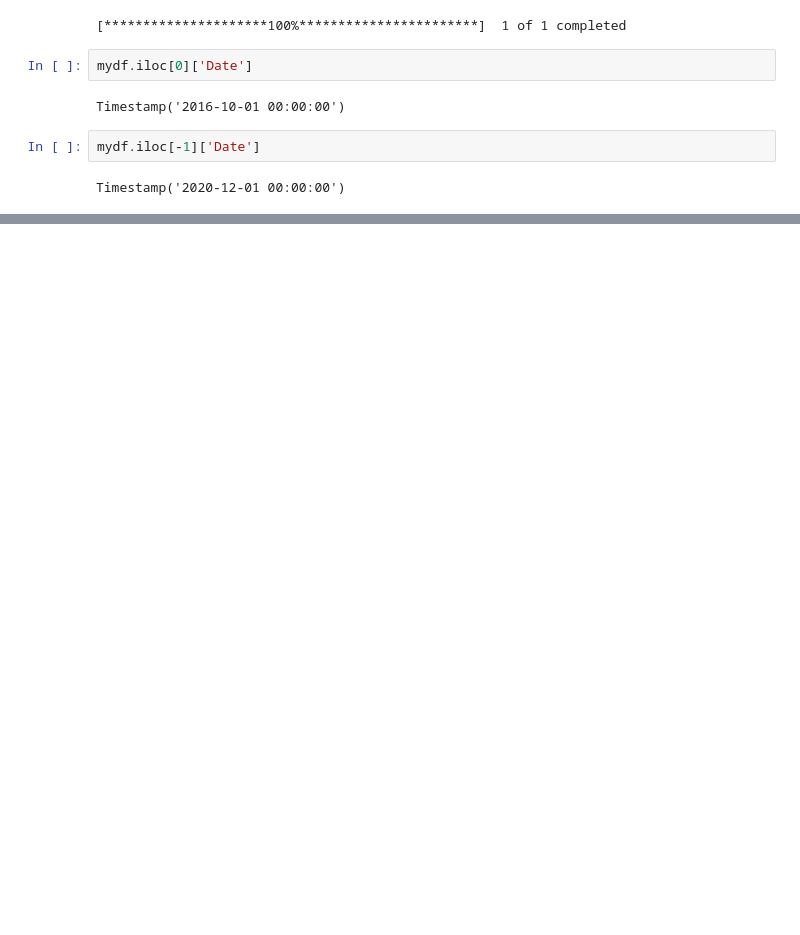
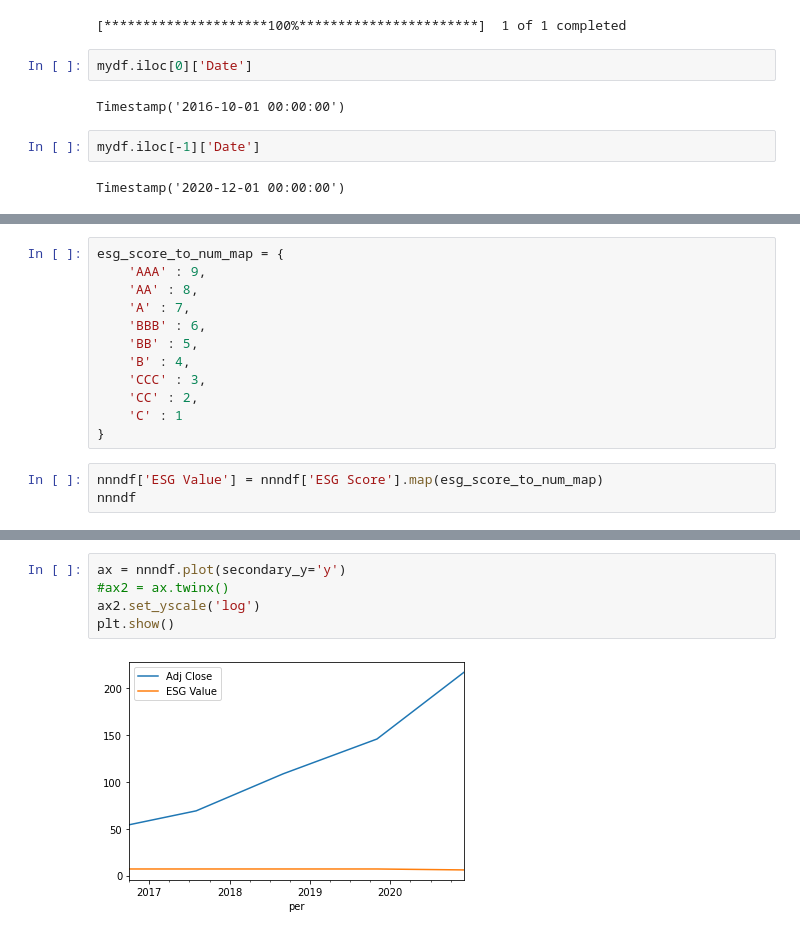
Before and after one commit to kulsuri/jupiter-coding-test, a Jupyter notebook: scrapNotebook.ipynb, the cells around one changed output, grey strips where cells are left out. Saved outputs shown, nothing was run; the diff lists cells and outputs as text; blank space fills up the shorter version.

```diff
--- a/scrapNotebook.ipynb
+++ b/scrapNotebook.ipynb
@@ -281,0 +587,15 @@ stock_data2.head()
+# %%
+esg_score_to_num_map = {
+    'AAA' : 9,
+    'AA' : 8,
+    'A' : 7,
+    'BBB' : 6,
+    'BB' : 5,
+    'B' : 4,
+    'CCC' : 3,
+    'CC' : 2,
+    'C' : 1
+}
+# %%
+nnndf['ESG Value'] = nnndf['ESG Score'].map(esg_score_to_num_map)
+nnndf
@@ -281,0 +610,7 @@ stock_data2.head()
+# %%
+ax = nnndf.plot(secondary_y='y')
+#ax2 = ax.twinx()
+ax2.set_yscale('log')
+plt.show()
+# %% [output]
+[figure, added]
```
Also changed, not shown: parts of 37 cells of this notebook, 2 other files.
